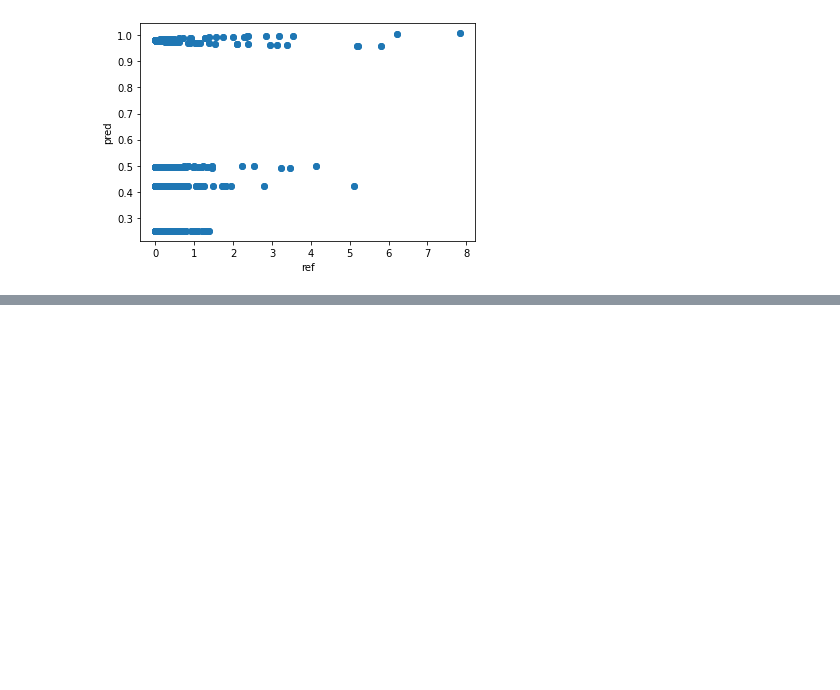
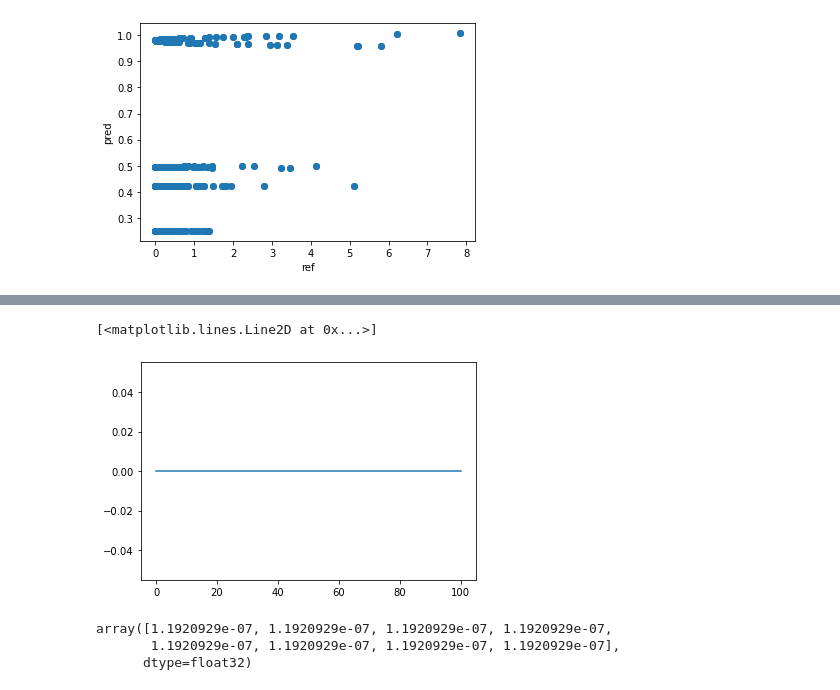
Before and after one commit to choderalab/espaloma, a Jupyter notebook: scripts/methane_debug/debug.ipynb, the cells around one changed output, grey strips where cells are left out. Saved outputs shown, nothing was run; the diff lists cells and outputs as text; code cells hidden in the pictures; blank space fills up the shorter version.

```diff
--- a/scripts/methane_debug/debug.ipynb
+++ b/scripts/methane_debug/debug.ipynb
@@ -190,0 +208,3 @@ Text(0, 0.5, 'pred')
+# %%
+states = []
+losses = []
@@ -190,0 +246,32 @@ Text(0, 0.5, 'pred')
+# %%
+for _ in range(100):
+    optimizer.zero_grad()
+
+    def l():
+        net(g.heterograph)
+
+        loss = torch.nn.MSELoss()(
+            g.nodes['n2'].data['u_ref'],
+            g.nodes['n2'].data['u'],
+        )
+
+        loss = loss.sum()
+
+        losses.append(loss.detach().numpy())
+
+        loss.backward()
+
+        print(loss)
+        return loss
+
+    optimizer.step(l)
+
+    states.append(
+        {
+            '%s_%s' % (term, param): getattr(
+                net[0],
+                '%s_%s' % (term, param)
+            ).detach().clone().numpy()
+            for term in ['n2'] for param in ['k', 'eq']
+        }
+    )
@@ -190,0 +296,5 @@ Text(0, 0.5, 'pred')
+# %%
+plt.plot(losses)
+# %% [output]
+[<matplotlib.lines.Line2D at 0x...>]
+[figure, added]
@@ -190,0 +304,6 @@ Text(0, 0.5, 'pred')
+# %%
+eqs.std(axis=0)
+# %% [output]
+array([1.1920929e-07, 1.1920929e-07, 1.1920929e-07, 1.1920929e-07,
+       1.1920929e-07, 1.1920929e-07, 1.1920929e-07, 1.1920929e-07],
+      dtype=float32)
```
Also changed, not shown: parts of 97 cells of this notebook, 10 other files.
